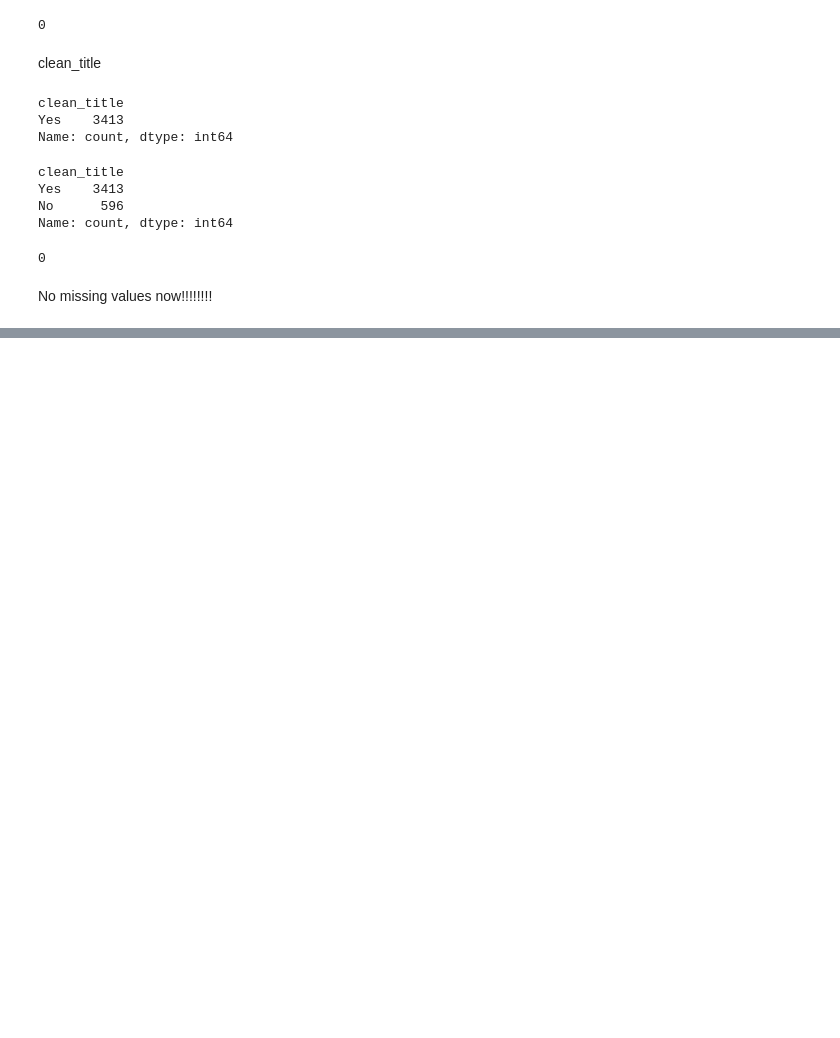
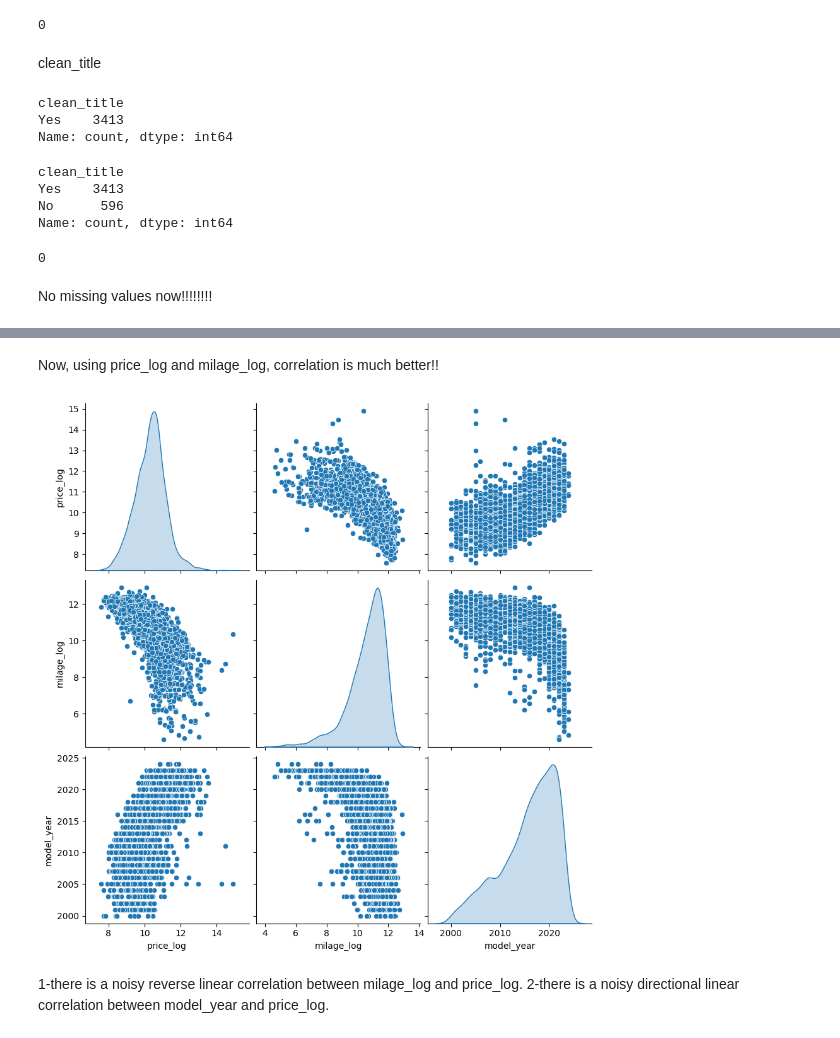
Before and after one commit to omar-reda123/Used-Car-Price-Prediction-End-to-End-ML-Project, a Jupyter notebook: notebooks/01_exploration.ipynb, the cells around one changed output, grey strips where cells are left out. Drawn from its saved outputs; the diff is of its cells as text; code cells hidden in the pictures; blank space fills up the shorter version.

```diff
--- a/notebooks/01_exploration.ipynb
+++ b/notebooks/01_exploration.ipynb
@@ -253,0 +365,13 @@ No missing values now!!!!!!!!
+# %% [markdown]
+Now, using price_log and milage_log, correlation is much better!!
+# %%
+#pairplot
+cols_to_plot = ['price_log', 'milage_log', 'model_year']
+
+sns.pairplot(df[cols_to_plot], diag_kind='kde', height=3)
+plt.show()
+# %% [output]
+[figure, added]
+# %% [markdown]
+1-there is a noisy reverse linear correlation between milage_log and price_log.
+2-there is a noisy directional linear correlation between model_year and price_log.
```
Also changed, not shown: parts of 17 cells of this notebook.
